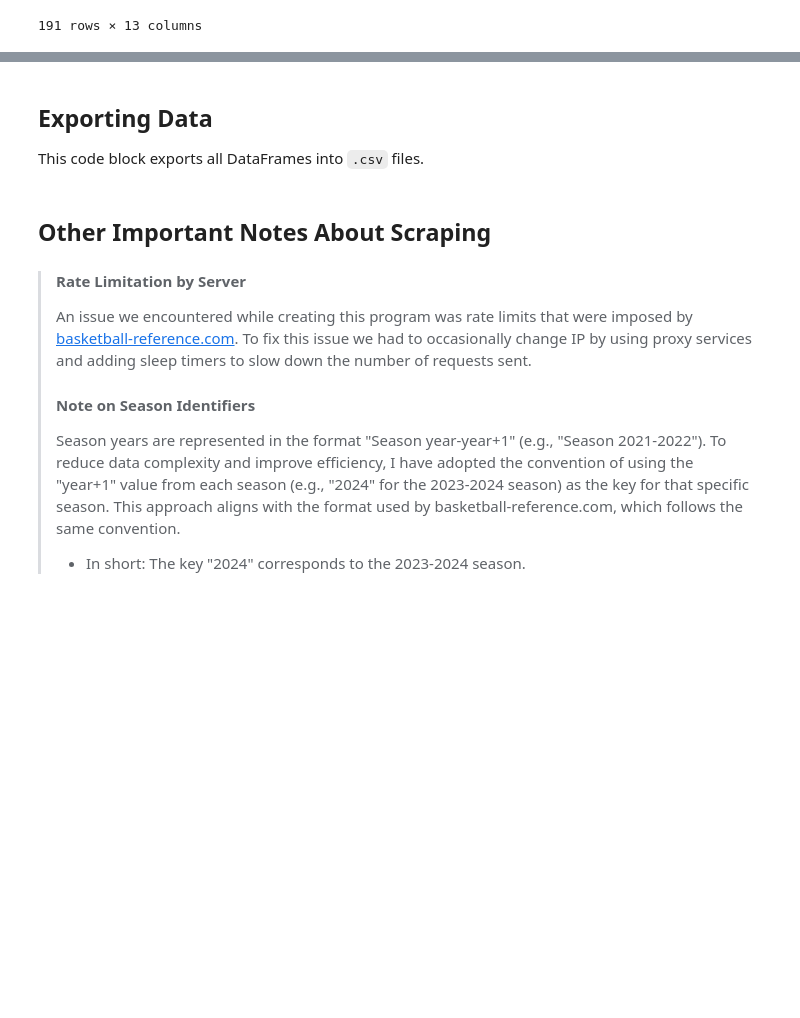
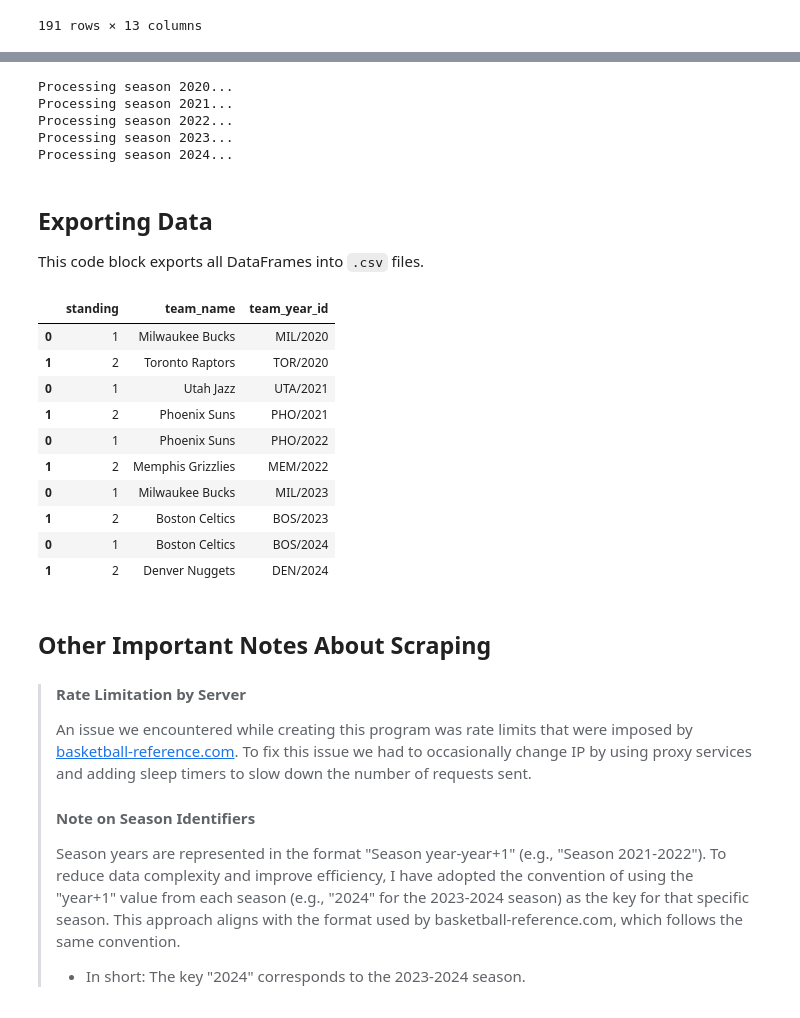
Before and after one commit to L0L1P0P1/qbc8-basketball-reference, a Jupyter notebook: src/crawler.ipynb, the cells around one changed output, grey strips where cells are left out. Saved outputs shown, nothing was run; the diff lists cells and outputs as text; code cells hidden in the pictures; blank space fills up the shorter version.

Commit message:
Final crawler.ipynb commit 3

```diff
--- a/src/crawler.ipynb
+++ b/src/crawler.ipynb
@@ -246,3 +248,22 @@ Processing team: Denver Nuggets (DEN/2024) for season 2024...
+# %%
+seasons = list(range(2020, 2025))  # 2019-2020 is represented as 2020 for basketball-reference
+
+top_teams = pd.DataFrame()
+# Iterate over each season
+for season in seasons:
+    print(f"Processing season {season}...")
+
+    # Get standings and fetch the top 2 teamsProject
+    top_teams = pd.concat([top_teams, crawler.get_table_standings(year=season, n=2).reset_index()])
+
+top_teams = top_teams.rename(columns={"index":"standing"})
+top_teams
+# %% [output]
+Processing season 2020...
+Processing season 2021...
+Processing season 2022...
+Processing season 2023...
+Processing season 2024...
 # %% [markdown]
 ## Exporting Data
 This code block exports all DataFrames into `.csv` files.
@@ -254,3 +276,17 @@ top_team_players_data.to_csv("data/top_team_players_data.csv")
+# %%
+top_teams
+# %% [output]
+|  | standing | team_name | team_year_id |
+| 0 | 1 | Milwaukee Bucks | MIL/2020 |
+| 1 | 2 | Toronto Raptors | TOR/2020 |
+| 0 | 1 | Utah Jazz | UTA/2021 |
+| 1 | 2 | Phoenix Suns | PHO/2021 |
+| 0 | 1 | Phoenix Suns | PHO/2022 |
+| 1 | 2 | Memphis Grizzlies | MEM/2022 |
+| 0 | 1 | Milwaukee Bucks | MIL/2023 |
+| 1 | 2 | Boston Celtics | BOS/2023 |
+| 0 | 1 | Boston Celtics | BOS/2024 |
+| 1 | 2 | Denver Nuggets | DEN/2024 |
 # %% [markdown]
 ## Other Important Notes About Scraping
 >#### **Rate Limitation by Server**
```
Also changed, not shown: parts of 5 cells of this notebook.
